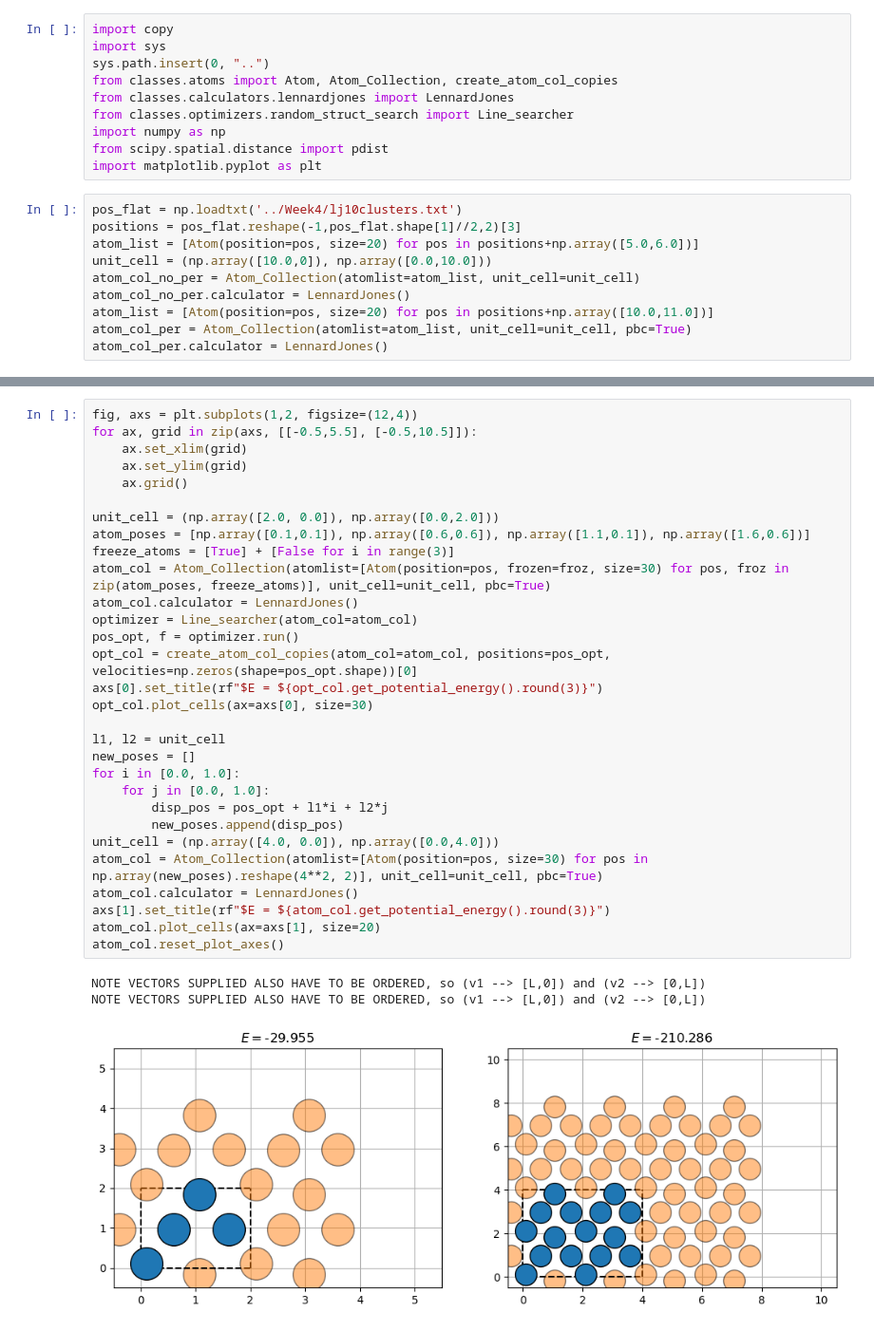
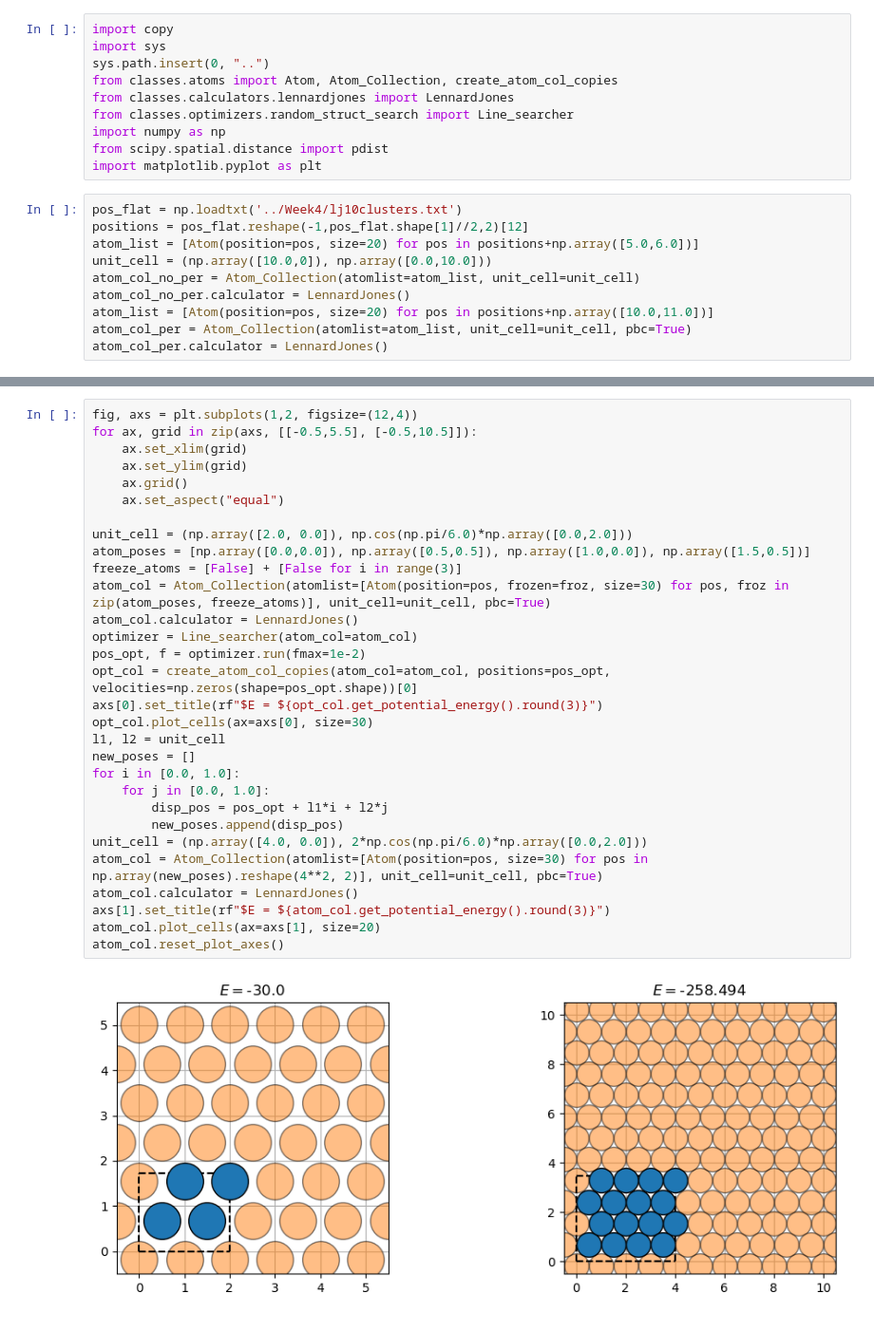
Before and after one commit to karsten3112/Computational-Physics, a Jupyter notebook: Week7/exercise36.ipynb, the cells around one changed output, grey strips where cells are left out. Shown at 95% size. Saved outputs shown, nothing was run; the diff lists cells and outputs as text.

```diff
--- a/Week7/exercise36.ipynb
+++ b/Week7/exercise36.ipynb
@@ -10,7 +10,7 @@ from scipy.spatial.distance import pdist
 import matplotlib.pyplot as plt
 # %%
 pos_flat = np.loadtxt('../Week4/lj10clusters.txt')
-positions = pos_flat.reshape(-1,pos_flat.shape[1]//2,2)[3]
+positions = pos_flat.reshape(-1,pos_flat.shape[1]//2,2)[12]
 atom_list = [Atom(position=pos, size=20) for pos in positions+np.array([5.0,6.0])]
 unit_cell = (np.array([10.0,0]), np.array([0.0,10.0]))
 atom_col_no_per = Atom_Collection(atomlist=atom_list, unit_cell=unit_cell)
@@ -43,37 +42,35 @@ atom_col_per.set_sizes([20 for i in range(len(atom_col_per))])
 # %%
 fig, axs = plt.subplots(1,2, figsize=(12,4))
 for ax, grid in zip(axs, [[-0.5,5.5], [-0.5,10.5]]):
     ax.set_xlim(grid)
     ax.set_ylim(grid)
     ax.grid()
+    ax.set_aspect("equal")
 
-unit_cell = (np.array([2.0, 0.0]), np.array([0.0,2.0]))
-atom_poses = [np.array([0.1,0.1]), np.array([0.6,0.6]), np.array([1.1,0.1]), np.array([1.6,0.6])]
-freeze_atoms = [True] + [False for i in range(3)]
+unit_cell = (np.array([2.0, 0.0]), np.cos(np.pi/6.0)*np.array([0.0,2.0]))
+atom_poses = [np.array([0.0,0.0]), np.array([0.5,0.5]), np.array([1.0,0.0]), np.array([1.5,0.5])]
+freeze_atoms = [False] + [False for i in range(3)]
 atom_col = Atom_Collection(atomlist=[Atom(position=pos, frozen=froz, size=30) for pos, froz in zip(atom_poses, freeze_atoms)], unit_cell=unit_cell, pbc=True)
 atom_col.calculator = LennardJones()
 optimizer = Line_searcher(atom_col=atom_col)
-pos_opt, f = optimizer.run()
+pos_opt, f = optimizer.run(fmax=1e-2)
 opt_col = create_atom_col_copies(atom_col=atom_col, positions=pos_opt, velocities=np.zeros(shape=pos_opt.shape))[0]
 axs[0].set_title(rf"$E = ${opt_col.get_potential_energy().round(3)}")
 opt_col.plot_cells(ax=axs[0], size=30)
-
 l1, l2 = unit_cell
 new_poses = []
 for i in [0.0, 1.0]:
     for j in [0.0, 1.0]:
         disp_pos = pos_opt + l1*i + l2*j
         new_poses.append(disp_pos)
-unit_cell = (np.array([4.0, 0.0]), np.array([0.0,4.0]))
+unit_cell = (np.array([4.0, 0.0]), 2*np.cos(np.pi/6.0)*np.array([0.0,2.0]))
 atom_col = Atom_Collection(atomlist=[Atom(position=pos, size=30) for pos in np.array(new_poses).reshape(4**2, 2)], unit_cell=unit_cell, pbc=True)
 atom_col.calculator = LennardJones()
 axs[1].set_title(rf"$E = ${atom_col.get_potential_energy().round(3)}")
 atom_col.plot_cells(ax=axs[1], size=20)
 atom_col.reset_plot_axes()
 # %% [output]
-NOTE VECTORS SUPPLIED ALSO HAVE TO BE ORDERED, so (v1 --> [L,0]) and (v2 --> [0,L])
-NOTE VECTORS SUPPLIED ALSO HAVE TO BE ORDERED, so (v1 --> [L,0]) and (v2 --> [0,L])
-[figure, old version]
+[figure, new version]
 # %%
 fig, axs = plt.subplots(1,2, figsize=(12,4))
 for ax, grid in zip(axs, [[-0.5,10.5], [-0.5,10.5]]):
```
Also changed, not shown: parts of 5 cells of this notebook, 10 other files.
